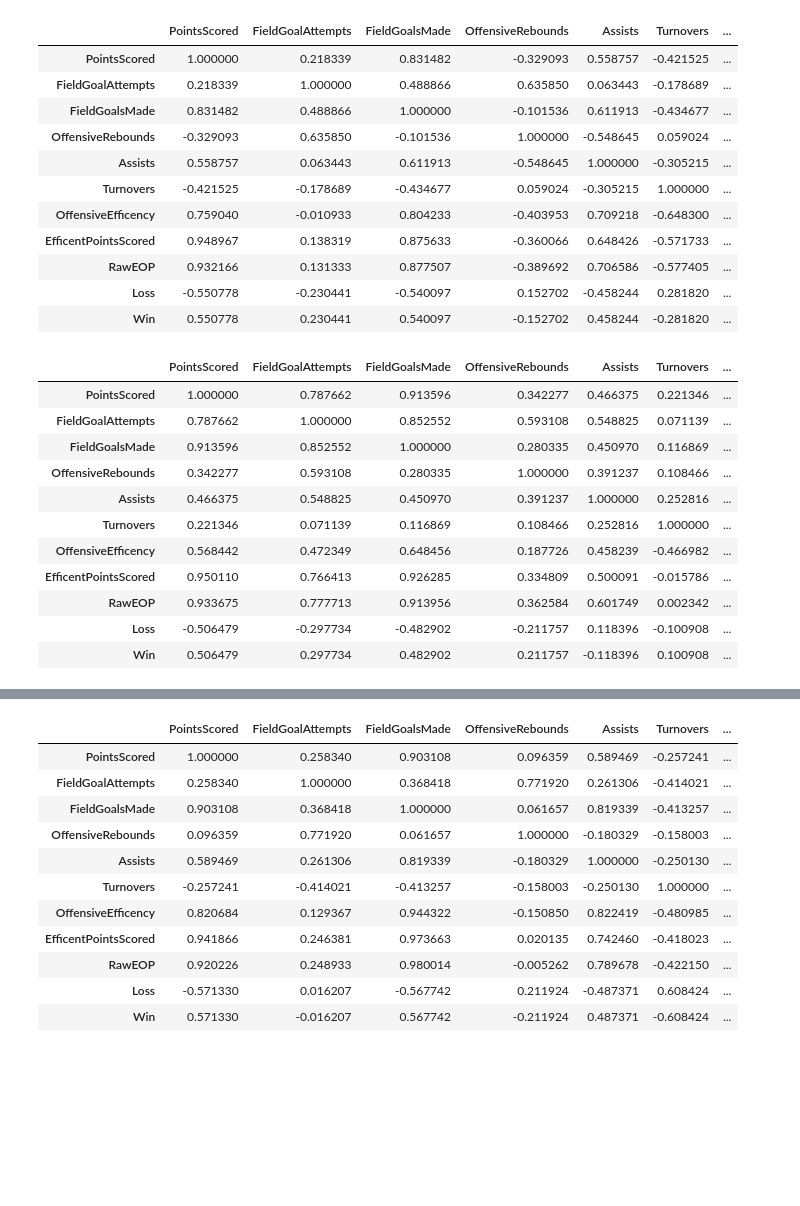
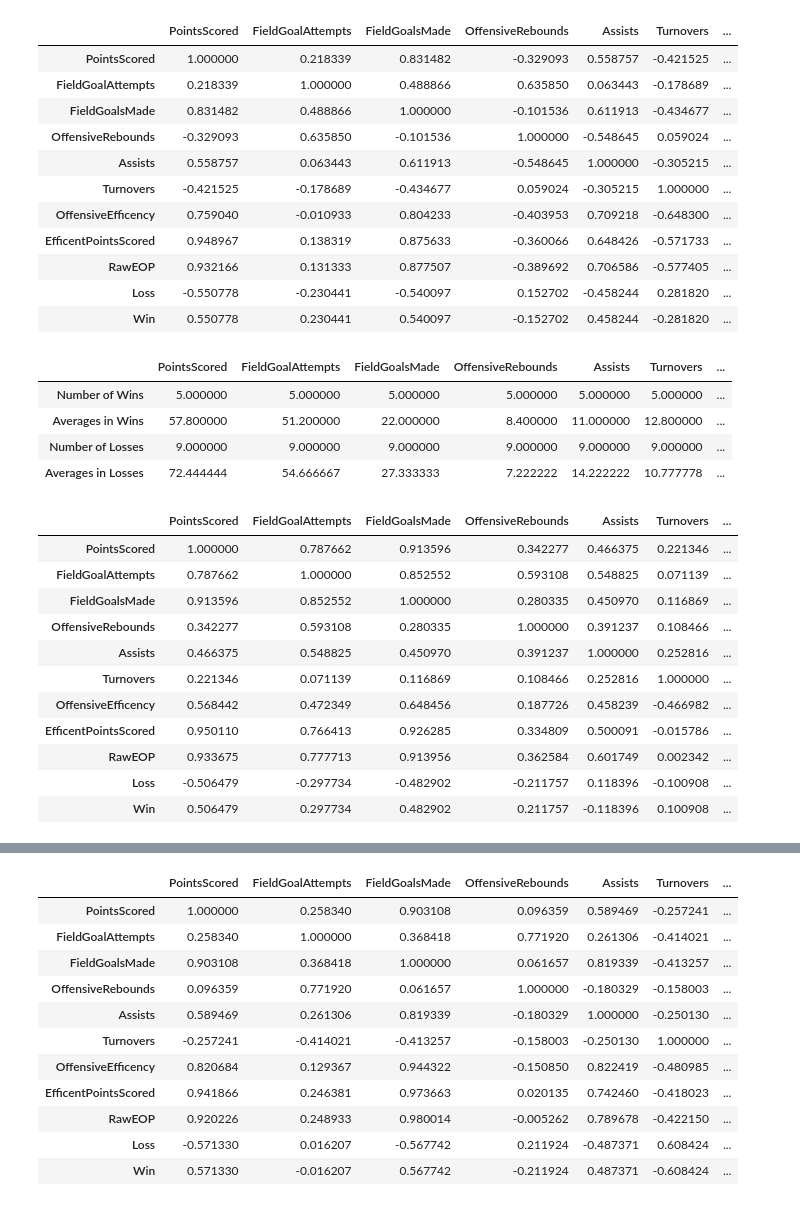
Before and after one commit to jreckin/FunAnalyticalStuff, a Jupyter notebook: offensive_efficency.ipynb, the cells around one changed output, grey strips where cells are left out. Saved outputs shown, nothing was run; the diff lists cells and outputs as text; code cells hidden in the pictures; blank space fills up the shorter version.

```diff
--- a/offensive_efficency.ipynb
+++ b/offensive_efficency.ipynb
@@ -168,22 +205,34 @@ appleton_east_opp_num.corr()
 | RawEOP | 0.932166 | 0.131333 | 0.877507 | -0.389692 | 0.706586 | -0.577405 | ... |
 | Loss | -0.550778 | -0.230441 | -0.540097 | 0.152702 | -0.458244 | 0.281820 | ... |
 | Win | 0.550778 | 0.230441 | 0.540097 | -0.152702 | 0.458244 | -0.281820 | ... |
-# %%
-# Appleton North Offense
-appleton_north = efficency_fva[efficency_fva.Team == 'Appleton North']
-appleton_north
-appleton_north_num = appleton_north.drop(columns = ['DateOfGame', 'Team', 'Opponent', 'WinOrLoss'], axis = 1)
-appleton_north_num.corr()
-# %% [output]
-|  | PointsScored | FieldGoalAttempts | FieldGoalsMade | OffensiveRebounds | Assists | Turnovers | ... |
-| PointsScored | 1.000000 | 0.787662 | 0.913596 | 0.342277 | 0.466375 | 0.221346 | ... |
-| FieldGoalAttempts | 0.787662 | 1.000000 | 0.852552 | 0.593108 | 0.548825 | 0.071139 | ... |
-| FieldGoalsMade | 0.913596 | 0.852552 | 1.000000 | 0.280335 | 0.450970 | 0.116869 | ... |
-| OffensiveRebounds | 0.342277 | 0.593108 | 0.280335 | 1.000000 | 0.391237 | 0.108466 | ... |
-| Assists | 0.466375 | 0.548825 | 0.450970 | 0.391237 | 1.000000 | 0.252816 | ... |
-| Turnovers | 0.221346 | 0.071139 | 0.116869 | 0.108466 | 0.252816 | 1.000000 | ... |
-| OffensiveEfficency | 0.568442 | 0.472349 | 0.648456 | 0.187726 | 0.458239 | -0.466982 | ... |
-| EfficentPointsScored | 0.950110 | 0.766413 | 0.926285 | 0.334809 | 0.500091 | -0.015786 | ... |
-| RawEOP | 0.933675 | 0.777713 | 0.913956 | 0.362584 | 0.601749 | 0.002342 | ... |
-| Loss | -0.506479 | -0.297734 | -0.482902 | -0.211757 | 0.118396 | -0.100908 | ... |
-| Win | 0.506479 | 0.297734 | 0.482902 | 0.211757 | -0.118396 | 0.100908 | ... |
+# %%
+# Appleton East opponent's offense compared in wins and losses
+appleton_east_win_opp = appleton_east_opp_num[appleton_east_opp_num.Loss == 1].drop(columns = ['Win', 'Loss'])
+appleton_east_loss_opp = appleton_east_opp_num[appleton_east_opp_num.Win == 1].drop(columns = ['Win', 'Loss'])
+loss = appleton_east_loss_opp.describe().iloc[:2, :].rename(index = {'count' : "Number of Losses", 'mean' : "Averages in Losses"})
+win = appleton_east_win_opp.describe().iloc[:2, :].rename(index = {'count' : "Number of Wins", 'mean' : "Averages in Wins"})
+frames = [win, loss]
+appleton_east_opp = pd.concat(frames)
+appleton_east_opp
+# %% [output]
+|  | PointsScored | FieldGoalAttempts | FieldGoalsMade | OffensiveRebounds | Assists | Turnovers | ... |
+| Number of Wins | 5.000000 | 5.000000 | 5.000000 | 5.000000 | 5.000000 | 5.000000 | ... |
+| Averages in Wins | 57.800000 | 51.200000 | 22.000000 | 8.400000 | 11.000000 | 12.800000 | ... |
+| Number of Losses | 9.000000 | 9.000000 | 9.000000 | 9.000000 | 9.000000 | 9.000000 | ... |
+| Averages in Losses | 72.444444 | 54.666667 | 27.333333 | 7.222222 | 14.222222 | 10.777778 | ... |
+# %%
+# Appleton North offense correlations
+appleton_north_num.corr()
+# %% [output]
+|  | PointsScored | FieldGoalAttempts | FieldGoalsMade | OffensiveRebounds | Assists | Turnovers | ... |
+| PointsScored | 1.000000 | 0.787662 | 0.913596 | 0.342277 | 0.466375 | 0.221346 | ... |
+| FieldGoalAttempts | 0.787662 | 1.000000 | 0.852552 | 0.593108 | 0.548825 | 0.071139 | ... |
+| FieldGoalsMade | 0.913596 | 0.852552 | 1.000000 | 0.280335 | 0.450970 | 0.116869 | ... |
+| OffensiveRebounds | 0.342277 | 0.593108 | 0.280335 | 1.000000 | 0.391237 | 0.108466 | ... |
+| Assists | 0.466375 | 0.548825 | 0.450970 | 0.391237 | 1.000000 | 0.252816 | ... |
+| Turnovers | 0.221346 | 0.071139 | 0.116869 | 0.108466 | 0.252816 | 1.000000 | ... |
+| OffensiveEfficency | 0.568442 | 0.472349 | 0.648456 | 0.187726 | 0.458239 | -0.466982 | ... |
+| EfficentPointsScored | 0.950110 | 0.766413 | 0.926285 | 0.334809 | 0.500091 | -0.015786 | ... |
+| RawEOP | 0.933675 | 0.777713 | 0.913956 | 0.362584 | 0.601749 | 0.002342 | ... |
+| Loss | -0.506479 | -0.297734 | -0.482902 | -0.211757 | 0.118396 | -0.100908 | ... |
+| Win | 0.506479 | 0.297734 | 0.482902 | 0.211757 | -0.118396 | 0.100908 | ... |
```
Also changed, not shown: parts of 62 cells of this notebook, 1 other file.
